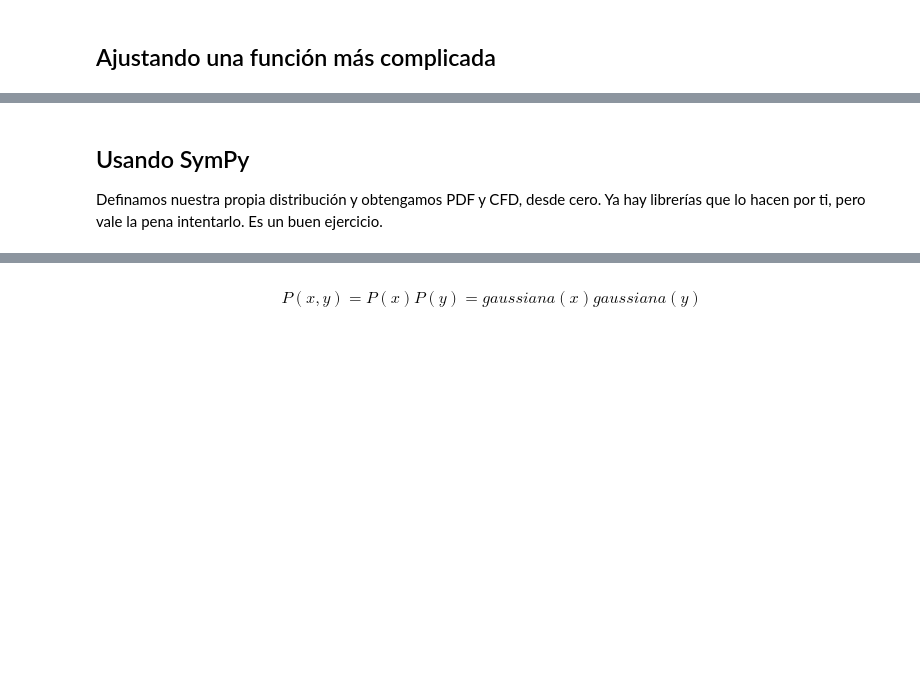
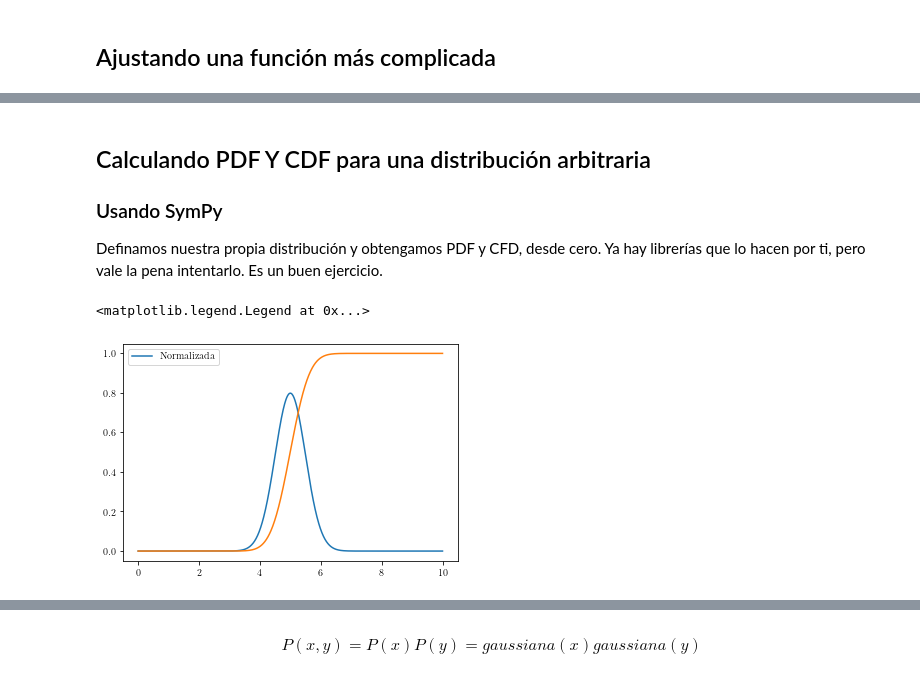
Before and after one commit to aaguayoo/Labo, a Jupyter notebook: Probabilidad.ipynb, the cells around one changed output, grey strips where cells are left out. Cells and saved outputs as stored; diff of their text form; code cells hidden in the pictures; blank space fills up the shorter version.

```diff
--- a/Probabilidad.ipynb
+++ b/Probabilidad.ipynb
@@ -350,6 +367,7 @@ La probabilidad es 0.97269
 # %% [markdown]
-## Usando SymPy
+## Calculando PDF Y CDF para una distribución arbitraria
 
+### Usando SymPy
 Definamos nuestra propia distribución y obtengamos PDF y CFD, desde cero. Ya hay librerías que lo hacen por ti, pero vale la pena intentarlo. Es un buen ejercicio.
 # %%
 from sympy import *
@@ -396,9 +414,16 @@ class General_Distribution():
 
         return np.array(add)
 # %%
-gaussian = General_Distribution(gaussian_dist,mu=5,std=1)
+gaussian = General_Distribution(gaussian_dist,mu=5,std=0.5)
 # %%
-x = np.linspace(-5,15,1000)
+x = np.linspace(0,10,1000)
 # %%
 pdf = gaussian.pdf_array(x)
 cdf = gaussian.cdf_array(x)
+# %%
+plt.plot(x,pdf,label='Normalizada')
+plt.plot(x,cdf)
+plt.legend()
+# %% [output]
+<matplotlib.legend.Legend at 0x...>
+[figure, added]
```
Also changed, not shown: parts of 56 cells of this notebook, 5 other files.
